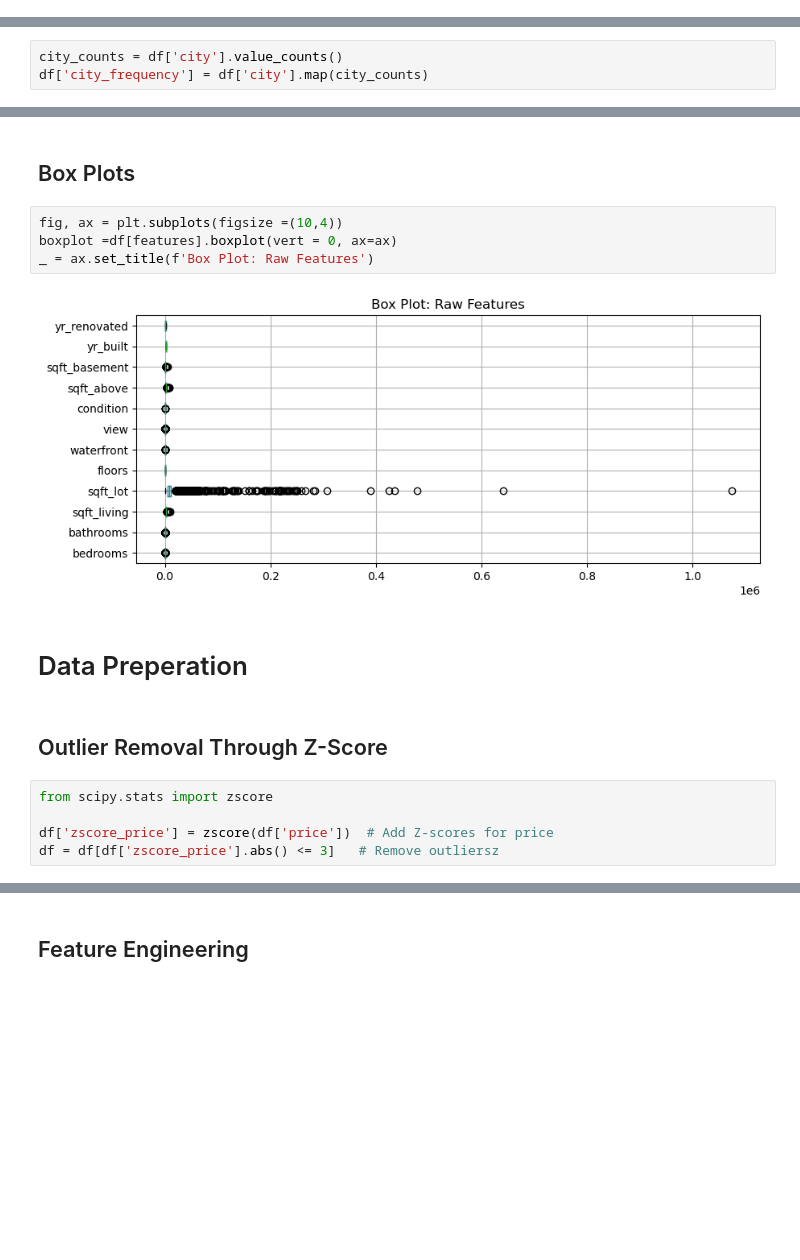
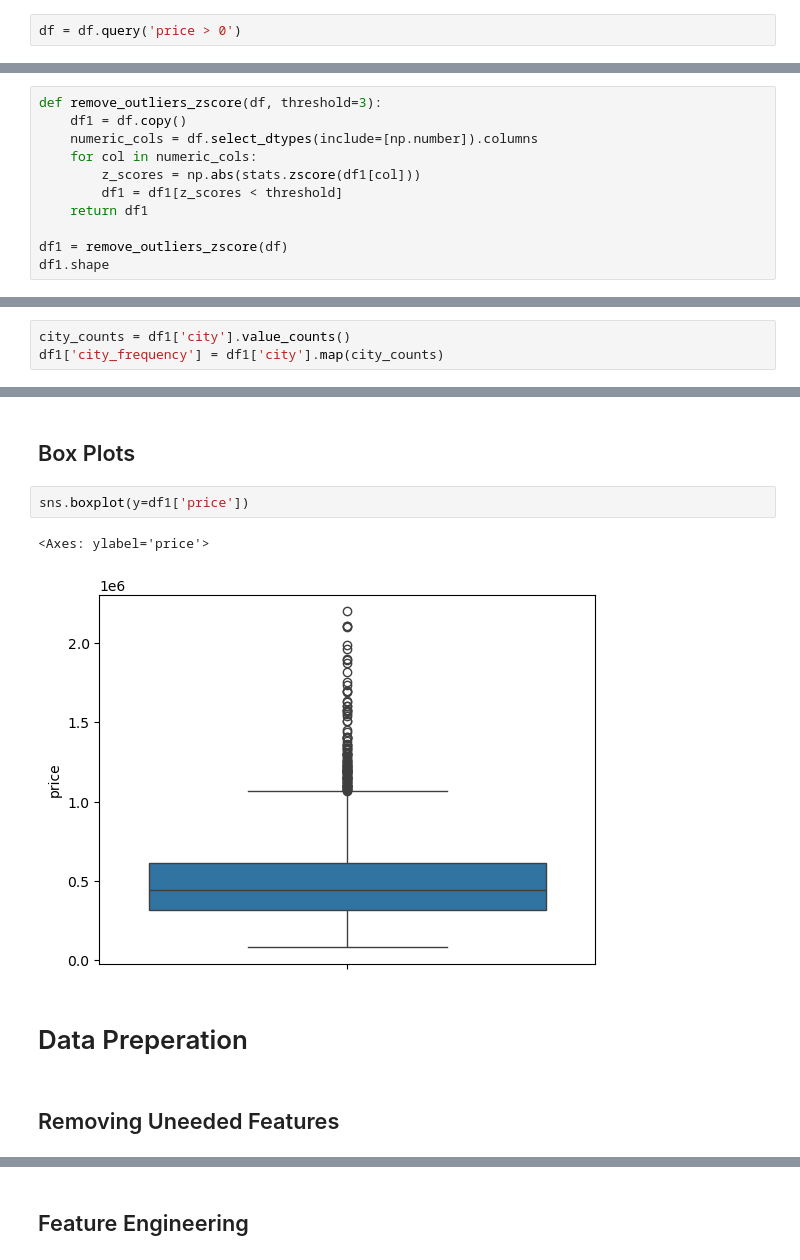
Before and after one commit to CL-Frank/MLG382_CYOProject, a Jupyter notebook: notebooks/modeling.ipynb, the cells around one changed output, grey strips where cells are left out. Saved outputs shown, nothing was run; the diff lists cells and outputs as text; blank space fills up the shorter version.

```diff
--- a/notebooks/modeling.ipynb
+++ b/notebooks/modeling.ipynb
@@ -61,0 +107,2 @@ display(df.describe().T)
+# %%
+df = df.query('price > 0')
@@ -61,0 +113,11 @@ display(df.describe().T)
+# %%
+def remove_outliers_zscore(df, threshold=3):
+    df1 = df.copy()
+    numeric_cols = df.select_dtypes(include=[np.number]).columns
+    for col in numeric_cols:
+        z_scores = np.abs(stats.zscore(df1[col]))
+        df1 = df1[z_scores < threshold]
+    return df1
+
+df1 = remove_outliers_zscore(df)
+df1.shape
@@ -162,6 +240,6 @@ Based on the counts of houses in each city, Seattle emerges as the dominant mark
 # %%
-city_counts = df['city'].value_counts()
-df['city_frequency'] = df['city'].map(city_counts)
+city_counts = df1['city'].value_counts()
+df1['city_frequency'] = df1['city'].map(city_counts)
 # %% [markdown]
 ## Correlation Matrix for Price
 # %%
@@ -177,17 +255,11 @@ City may be considered for removal from the data as it has little to no correlat
 # %% [markdown]
 ## Box Plots
 # %%
-fig, ax = plt.subplots(figsize =(10,4))
-boxplot =df[features].boxplot(vert = 0, ax=ax)
-_ = ax.set_title(f'Box Plot: Raw Features')
+sns.boxplot(y=df1['price'])
 # %% [output]
+<Axes: ylabel='price'>
-[figure, old version]
+[figure, new version]
 # %% [markdown]
 # Data Preperation
-# %% [markdown]
-## Outlier Removal Through Z-Score
-# %%
-from scipy.stats import zscore
-
-df['zscore_price'] = zscore(df['price'])  # Add Z-scores for price
-df = df[df['zscore_price'].abs() <= 3]   # Remove outliersz
+# %% [markdown]
+## Removing Uneeded Features
```
Also changed, not shown: parts of 38 cells of this notebook.
